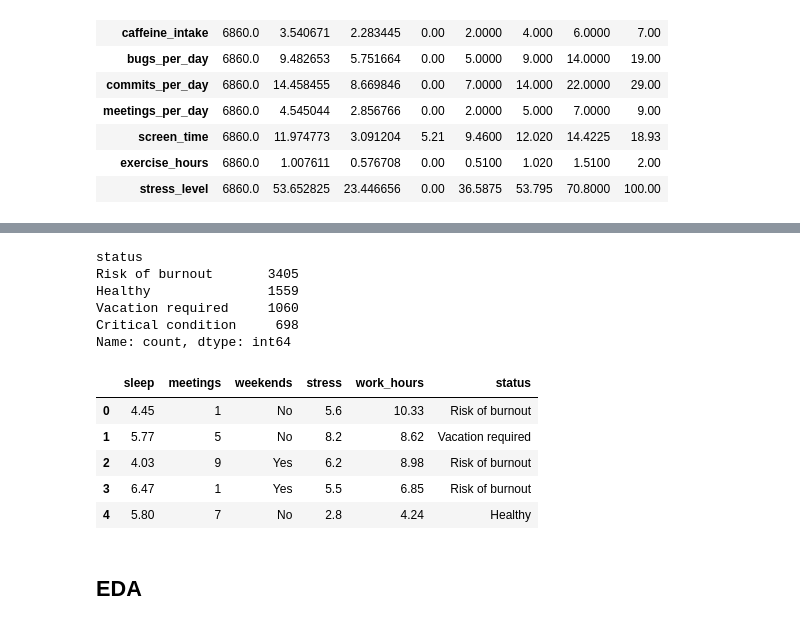
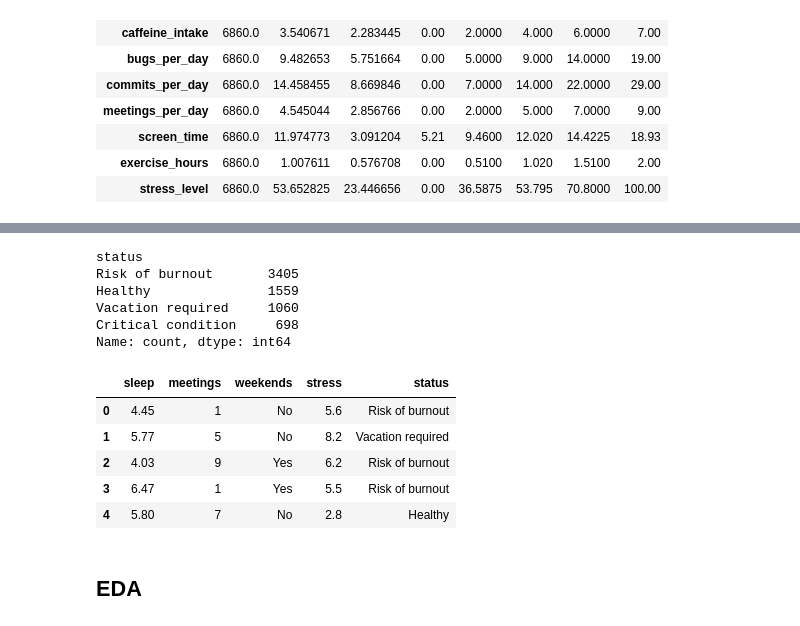
Before and after one commit to rayakheraldine/Developer-Burnout-Detector, a Jupyter notebook: data/data_eda.ipynb, the cells around one changed output, grey strips where cells are left out. Cells and saved outputs as stored; diff of their text form; code cells hidden in the pictures.

```diff
--- a/data/data_eda.ipynb
+++ b/data/data_eda.ipynb
@@ -112,40 +114,38 @@ dtype: int64
 # %%
 # Map the 3 original levels to the 4 target classes the task asks for.
 # High is split by stress: 8.5+ (on the 1-10 scale) counts as critical.
 df["status"] = df["burnout_level"].map({
     "Low": "Healthy",
     "Medium": "Risk of burnout",
     "High": "Vacation required",
 })
 df.loc[(df["burnout_level"] == "High") & (df["stress_level"] >= 8.5), "status"] = "Critical condition"
 
-# Keep the required features (+ work hours) under short names for the TS backend
-clean = df[["sleep_hours", "meetings_per_day", "Weekends", "stress_level",
-            "daily_work_hours", "status"]].rename(columns={
+# Keep only the required features (+ the label) under short names for the TS backend
+clean = df[["sleep_hours", "meetings_per_day", "Weekends", "stress_level", "status"]].rename(columns={
     "sleep_hours": "sleep",
     "meetings_per_day": "meetings",
     "Weekends": "weekends",
     "stress_level": "stress",
-    "daily_work_hours": "work_hours",
 })
 
 os.makedirs("data", exist_ok=True)
 clean.to_csv("data/burnout_clean.csv", index=False)
 print(clean["status"].value_counts())
 clean.head()
 # %% [output]
 status
 Risk of burnout       3405
 Healthy               1559
 Vacation required     1060
 Critical condition     698
 Name: count, dtype: int64
-|  | sleep | meetings | weekends | stress | work_hours | status |
-| 0 | 4.45 | 1 | No | 5.6 | 10.33 | Risk of burnout |
-| 1 | 5.77 | 5 | No | 8.2 | 8.62 | Vacation required |
-| 2 | 4.03 | 9 | Yes | 6.2 | 8.98 | Risk of burnout |
-| 3 | 6.47 | 1 | Yes | 5.5 | 6.85 | Risk of burnout |
-| 4 | 5.80 | 7 | No | 2.8 | 4.24 | Healthy |
+|  | sleep | meetings | weekends | stress | status |
+| 0 | 4.45 | 1 | No | 5.6 | Risk of burnout |
+| 1 | 5.77 | 5 | No | 8.2 | Vacation required |
+| 2 | 4.03 | 9 | Yes | 6.2 | Risk of burnout |
+| 3 | 6.47 | 1 | Yes | 5.5 | Risk of burnout |
+| 4 | 5.80 | 7 | No | 2.8 | Healthy |
 # %% [markdown]
 ## EDA
 # %%
```
Also changed, not shown: parts of 9 cells of this notebook, 8 other files.
